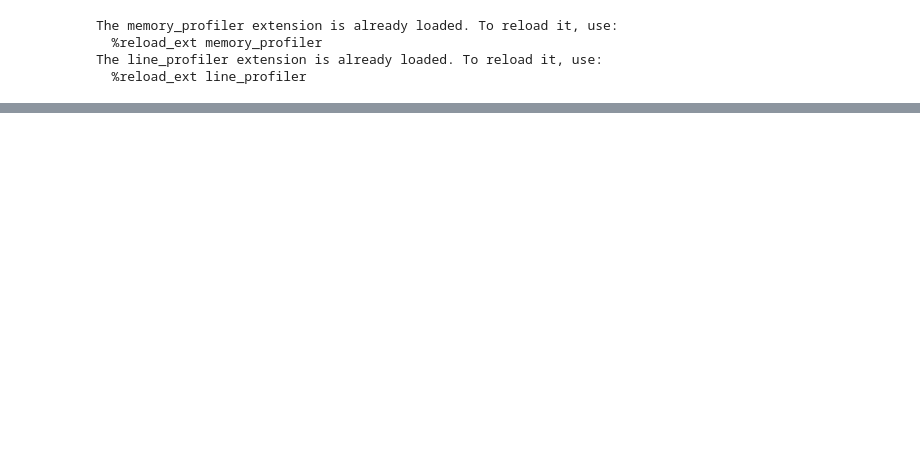
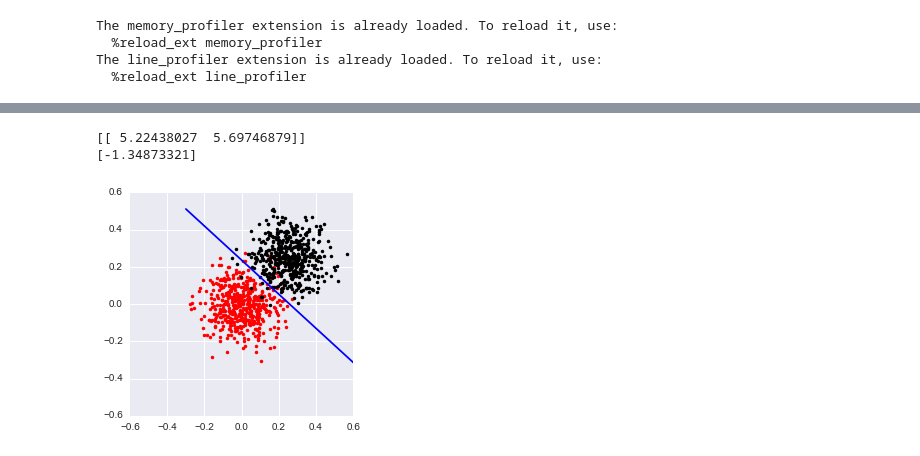
Before and after one commit to sidazhou/ipython_notes, a Jupyter notebook: testing.ipynb, the cells around one changed output, grey strips where cells are left out. Cells and saved outputs as stored; diff of their text form; code cells hidden in the pictures; blank space fills up the shorter version.

```diff
--- a/testing.ipynb
+++ b/testing.ipynb
@@ -166,0 +24,57 @@ my_scorer(model,[[1,2,3]],[1])
+# %%
+def train_test_split(dataX, datay, proportion_train = .75):
+    train_cutoff = int(np.floor(proportion_train*len(dataX)))
+
+    X_train = dataX[:train_cutoff]
+    X_test  = dataX[train_cutoff:]
+
+    y_train = datay[:train_cutoff]
+    y_test  = datay[train_cutoff:]
+
+    return X_train, y_train, X_test, y_test
+
+def feature_target_split(df,feature_names, target_name):
+    X_data = df[feature_names].as_matrix()
+    y_data = df[target_name].as_matrix()
+    return X_data, y_data
+# %%
+# plotting the decision boundary of logistic regression
+np.random.seed(0)
+mu, sigma = 0, 0.1 # mean and standard deviation
+x0 = np.random.normal(mu, sigma, 500)
+y0 = np.random.normal(mu, sigma, 500)
+
+df1 = pd.DataFrame({'x':x0, 'y':y0, 'label':0})
+
+mu, sigma = 0.25, 0.1 # mean and standard deviation
+x1 = np.random.normal(mu, sigma, 500)
+y1 = np.random.normal(mu, sigma, 500)
+
+df2 = pd.DataFrame({'x':x1, 'y':y1, 'label':1})
+
+df = pd.concat([df1,df2])
+df
+######
+X_data, y_data = feature_target_split(df,['x','y'],'label')
+model = svm.LinearSVC()
+model.fit(X_data,y_data)
+print model.coef_
+print model.intercept_
+
+plt.plot(x0,y0,'r.')
+plt.plot(x1,y1,'k.')
+
+m = - model.coef_[0][0] / model.coef_[0][1]
+c = - model.intercept_[0] / model.coef_[0][1]
+
+xx = np.linspace(-.3, .7)
+yy = m * xx + c
+
+plt.plot(xx, yy, 'b-')
+plt.xlim(-.6, .6)
+plt.ylim(-.6, .6)
+plt.gca().set_aspect('equal', adjustable='box')
+# %% [output]
+[[ 5.22438027  5.69746879]]
+[-1.34873321]
+[figure, added]
```
Also changed, not shown: parts of 10 cells of this notebook, 2 other files.
